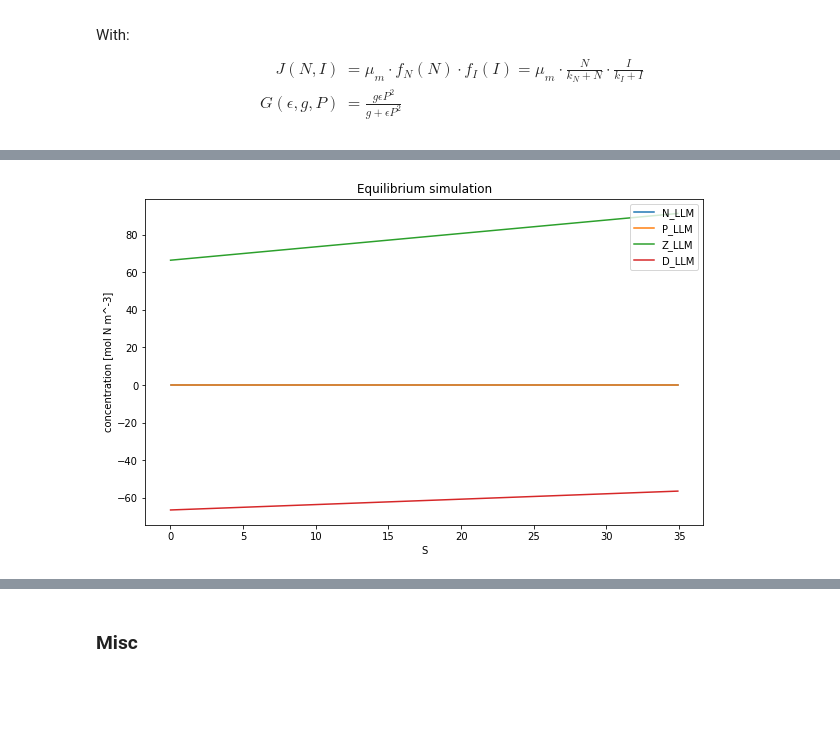
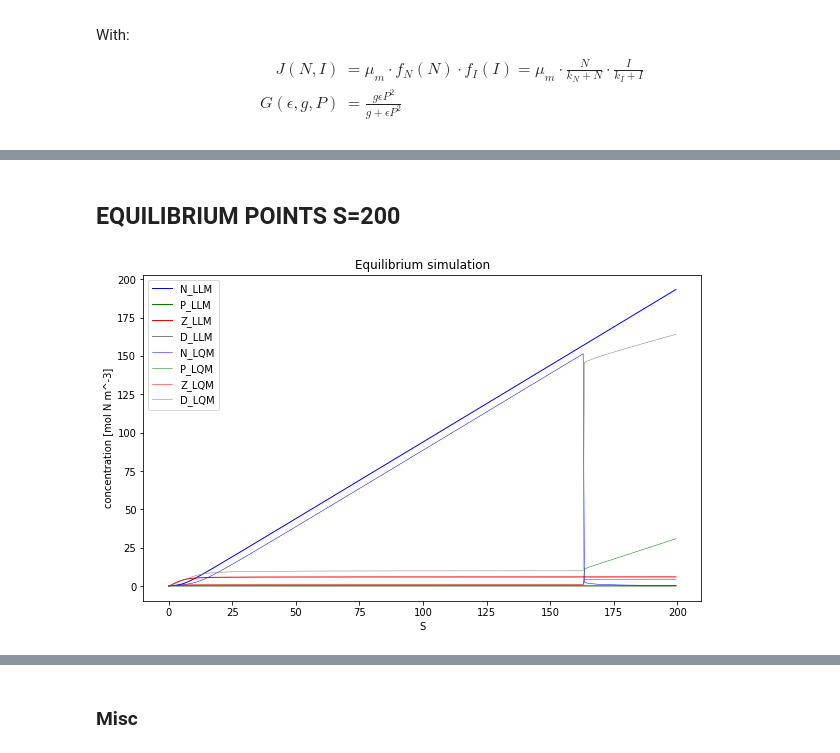
Before and after one commit to jaumecolomhernandez/mmb, a Jupyter notebook: NPZDAbe.ipynb, the cells around one changed output, grey strips where cells are left out. Cells and saved outputs as stored; diff of their text form; code cells hidden in the pictures; blank space fills up the shorter version.

```diff
--- a/NPZDAbe.ipynb
+++ b/NPZDAbe.ipynb
@@ -115,28 +190,44 @@ class NPZD_model():
+# %% [markdown]
+## EQUILIBRIUM POINTS S=200
 # %%
 parameters={
 "Cref":1.066,    # Growth coefficient of phytoplancton
 "c":1,           # Growth coefficient of phytoplancton
 "beta":0.925,     # Assimilation coefficient of zooplankton
 "alpha":0.256,    # Slope of photoshynthesis vs linght intensity
 "mum":0.870,      # Phytoplancton growth rate
 "phip":0.04,        # Phytoplancton linear mortality
 "phipqua":0.04,     # Phytoplancton quadratic mortality
 "epsilon":1.6,      # Grazing encounter rate
 "g":1.575,          # Maximum grazing rate
 "phiz":0.01,        # Phytoplancton linear mortality
 "phizqua":0.34,     # Phytoplancton quadratic mortality
 "gammam":0.048,     # Detritus remineralization rate
 "kn":0.7,           # Half saturation constant for NO3 uptake
 "ki":0.5,           # Half saturation constant for light
 "I":8,              # Light initial value
-"t":linspace(0, 10000,1000000)
+"t":linspace(0, 10000,1000000),
+"minS":0.01,
+"maxS":200,
+"Sstep":0.5
 
 # Simulation values
 
 }
-IC=array([1,1,1,1])
+plt.figure(figsize=(10, 6))
+
+
 typemodel="LLM"
-model=NPZD_model(parameters=parameters,initial_conditions=IC,model=typemodel)
-convs=model.plot_simulation()
+llm_model=NPZD_model(parameters=parameters,initial_conditions=IC,model=typemodel)
+convs_llm=llm_model.plot_npzd(marker='', every=15, lw=1)
+typemodel="LQM"
+lqm_model=NPZD_model(parameters=parameters,initial_conditions=IC,model=typemodel)
+convs_lqm=lqm_model.plot_npzd(marker='', every=15, lw=0.5)
+
+plt.title('Equilibrium simulation')
+plt.xlabel('S')
+plt.ylabel('concentration [mol N m^-3]')
+plt.legend()
+plt.show()
 # %% [output]
-[figure, old version]
+[figure, new version]
```
Also changed, not shown: parts of 6 cells of this notebook.
